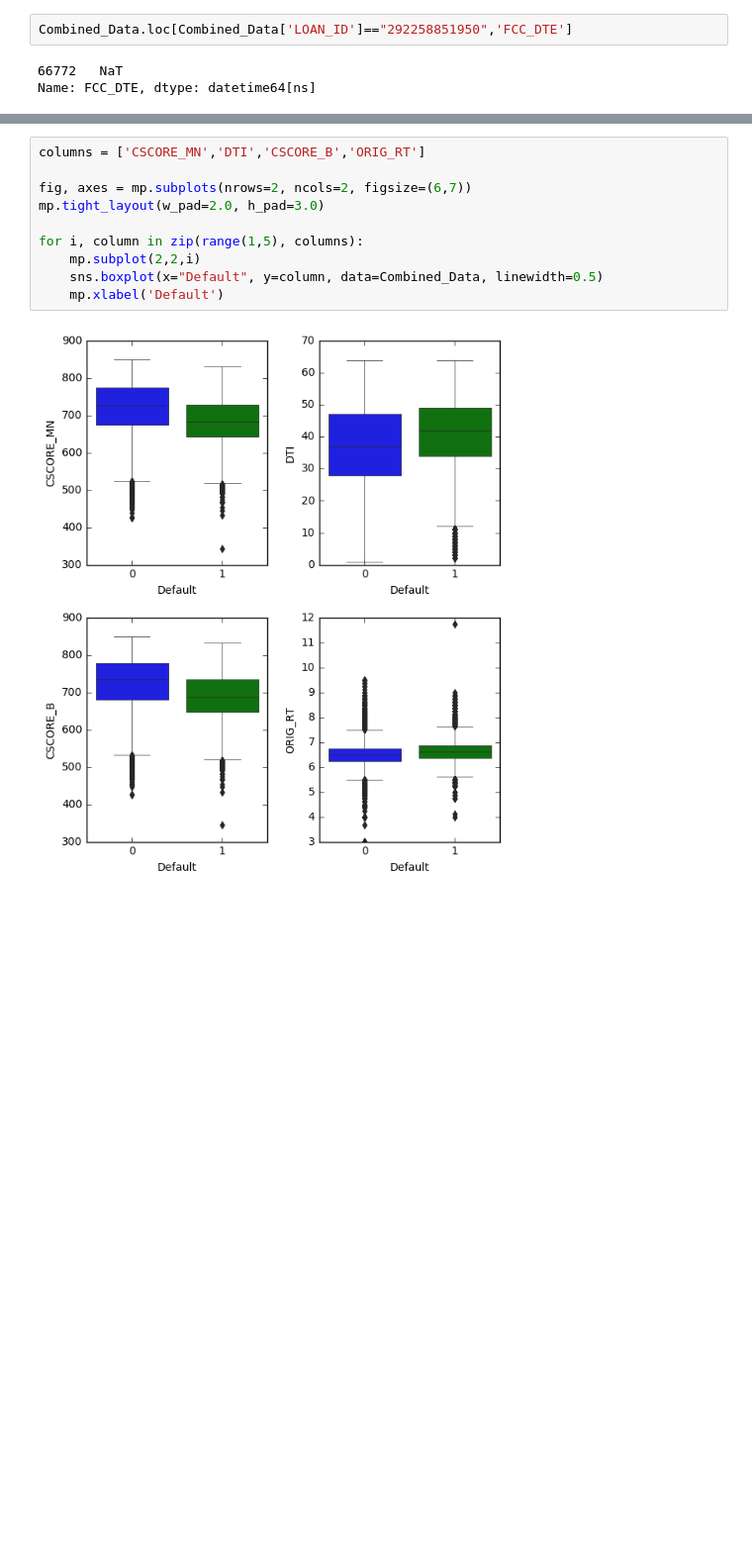
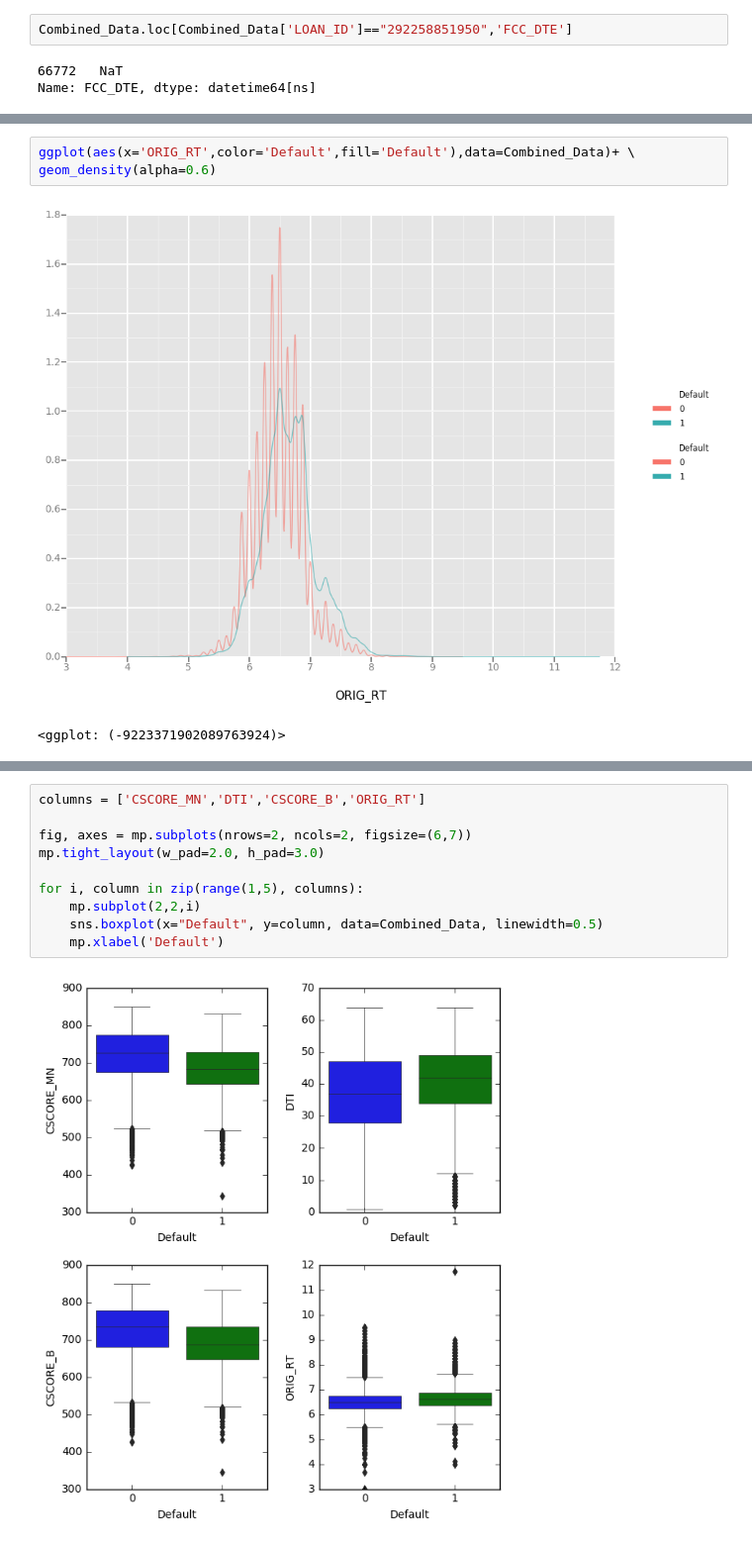
Before and after one commit to ferrarisf50/Fannie-Mae-single-family-mortgage-loan-data, a Jupyter notebook: Predict_default.ipynb, the cells around one changed output, grey strips where cells are left out. Shown: that part at 99% size. Drawn from its saved outputs; the diff is of its cells as text; blank space fills up the shorter version.

```diff
--- a/Predict_default.ipynb
+++ b/Predict_default.ipynb
@@ -284,0 +259,6 @@ test_rf["Fare"]=test_rf["Fare"].fillna(test_rf["Fare"].median())
+# %%
+ggplot(aes(x='ORIG_RT',color='Default',fill='Default'),data=Combined_Data)+ \
+geom_density(alpha=0.6)
+# %% [output]
+[figure, added]
+<ggplot: (-9223371902089763924)>
```
Also changed, not shown: parts of 15 cells of this notebook.
